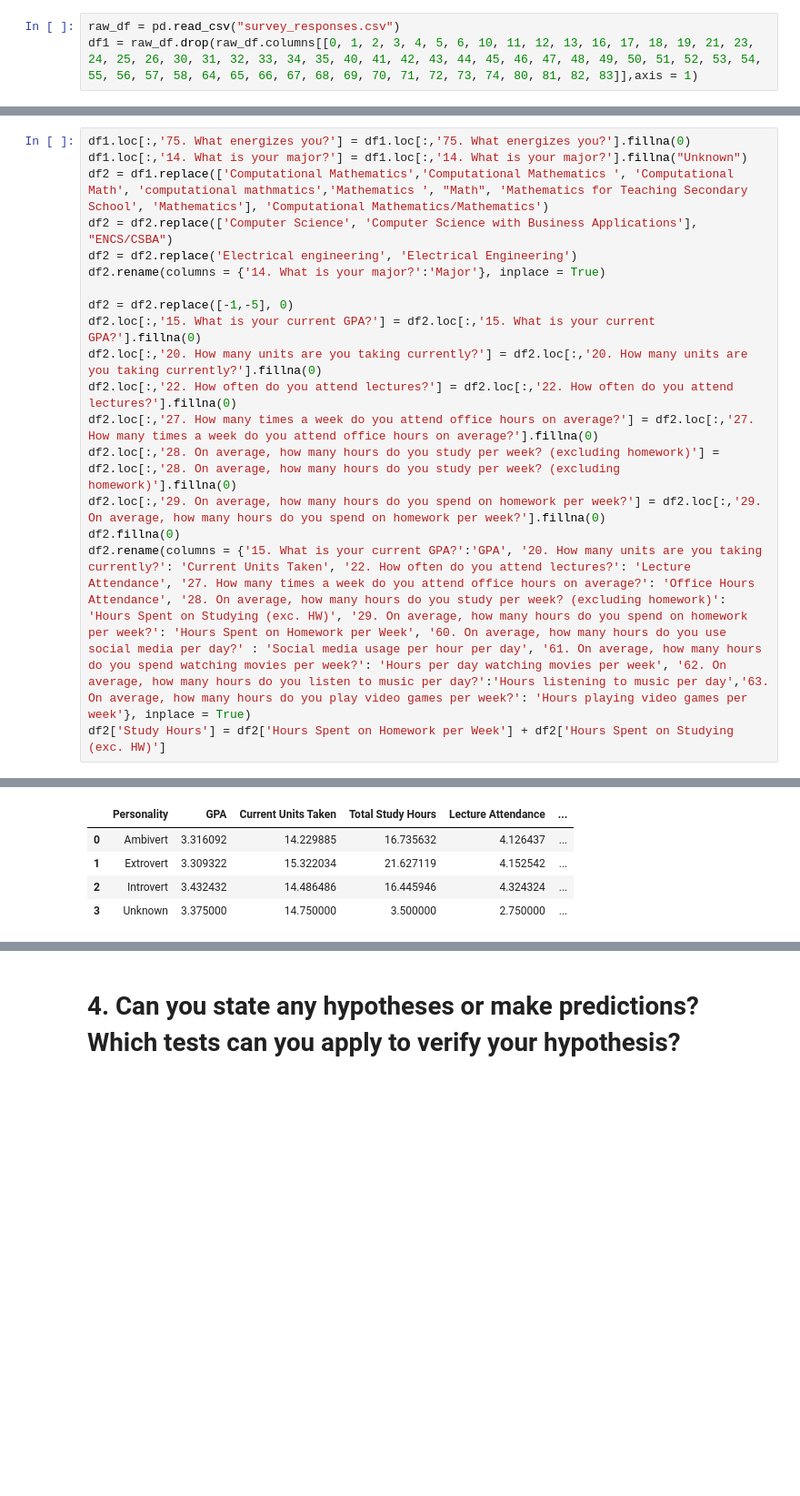
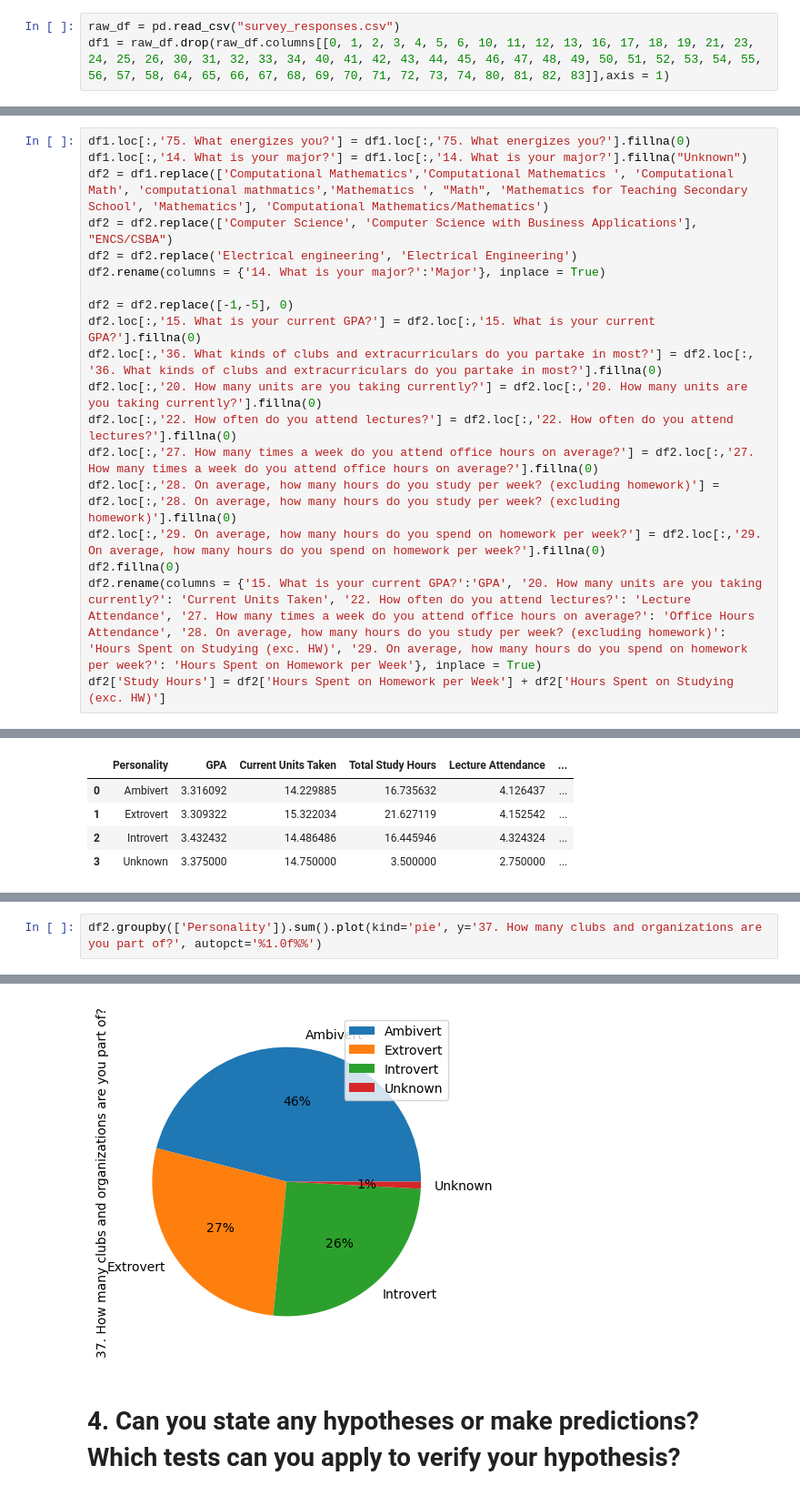
Before and after one commit to cho102/cs105_project, a Jupyter notebook: Mini-Project.ipynb, the cells around one changed output, grey strips where cells are left out. Shown at 91% size. Saved outputs shown, nothing was run; the diff lists cells and outputs as text; blank space fills up the shorter version.

```diff
--- a/Mini-Project.ipynb
+++ b/Mini-Project.ipynb
@@ -14,6 +14,6 @@ We have numerical and cateogrical data which we are using to analyze the questio
 # %%
 raw_df = pd.read_csv("survey_responses.csv")
-df1 = raw_df.drop(raw_df.columns[[0, 1, 2, 3, 4, 5, 6, 10, 11, 12, 13, 16, 17, 18, 19, 21, 23, 24, 25, 26, 30, 31, 32, 33, 34, 35, 40, 41, 42, 43, 44, 45, 46, 47, 48, 49, 50, 51, 52, 53, 54, 55, 56, 57, 58, 64, 65, 66, 67, 68, 69, 70, 71, 72, 73, 74, 80, 81, 82, 83]],axis = 1)
+df1 = raw_df.drop(raw_df.columns[[0, 1, 2, 3, 4, 5, 6, 10, 11, 12, 13, 16, 17, 18, 19, 21, 23, 24, 25, 26, 30, 31, 32, 33, 34, 40, 41, 42, 43, 44, 45, 46, 47, 48, 49, 50, 51, 52, 53, 54, 55, 56, 57, 58, 64, 65, 66, 67, 68, 69, 70, 71, 72, 73, 74, 80, 81, 82, 83]],axis = 1)
 # %% [markdown]
 ### Clean Up Dataframe
 # %%
@@ -26,13 +26,14 @@ df2.rename(columns = {'14. What is your major?':'Major'}, inplace = True)
 
 df2 = df2.replace([-1,-5], 0)
 df2.loc[:,'15. What is your current GPA?'] = df2.loc[:,'15. What is your current GPA?'].fillna(0)
+df2.loc[:,'36. What kinds of clubs and extracurriculars do you partake in most?'] = df2.loc[:, '36. What kinds of clubs and extracurriculars do you partake in most?'].fillna(0)
 df2.loc[:,'20. How many units are you taking currently?'] = df2.loc[:,'20. How many units are you taking currently?'].fillna(0)
 df2.loc[:,'22. How often do you attend lectures?'] = df2.loc[:,'22. How often do you attend lectures?'].fillna(0)
 df2.loc[:,'27. How many times a week do you attend office hours on average?'] = df2.loc[:,'27. How many times a week do you attend office hours on average?'].fillna(0)
 df2.loc[:,'28. On average, how many hours do you study per week? (excluding homework)'] = df2.loc[:,'28. On average, how many hours do you study per week? (excluding homework)'].fillna(0)
 df2.loc[:,'29. On average, how many hours do you spend on homework per week?'] = df2.loc[:,'29. On average, how many hours do you spend on homework per week?'].fillna(0)
 df2.fillna(0)
-df2.rename(columns = {'15. What is your current GPA?':'GPA', '20. How many units are you taking currently?': 'Current Units Taken', '22. How often do you attend lectures?': 'Lecture Attendance', '27. How many times a week do you attend office hours on average?': 'Office Hours Attendance', '28. On average, how many hours do you study per week? (excluding homework)': 'Hours Spent on Studying (exc. HW)', '29. On average, how many hours do you spend on homework per week?': 'Hours Spent on Homework per Week', '60. On average, how many hours do you use social media per day?' : 'Social media usage per hour per day', '61. On average, how many hours do you spend watching movies per week?': 'Hours per day watching movies per week', '62. On average, how many hours do you listen to music per day?':'Hours listening to music per day','63. On average, how many hours do you play video games per week?': 'Hours playing video games per week'}, inplace = True)
+df2.rename(columns = {'15. What is your current GPA?':'GPA', '20. How many units are you taking currently?': 'Current Units Taken', '22. How often do you attend lectures?': 'Lecture Attendance', '27. How many times a week do you attend office hours on average?': 'Office Hours Attendance', '28. On average, how many hours do you study per week? (excluding homework)': 'Hours Spent on Studying (exc. HW)', '29. On average, how many hours do you spend on homework per week?': 'Hours Spent on Homework per Week'}, inplace = True)
 df2['Study Hours'] = df2['Hours Spent on Homework per Week'] + df2['Hours Spent on Studying (exc. HW)']
 # %%
 df2
@@ -238,0 +188,3 @@ for 1 degree of freedom, the chi-square value needed to reject the hypothesis at
+# %%
+df2.groupby(['Personality']).sum().plot(kind='pie', y='37. How many clubs and organizations are you part of?', autopct='%1.0f%%')
+# %% [output]
@@ -239,2 +192,3 @@ for 1 degree of freedom, the chi-square value needed to reject the hypothesis at
+[figure, added]
 # %% [markdown]
 # 4. Can you state any hypotheses or make predictions? Which tests can you apply to verify your hypothesis?
```
Also changed, not shown: parts of 69 cells of this notebook.
